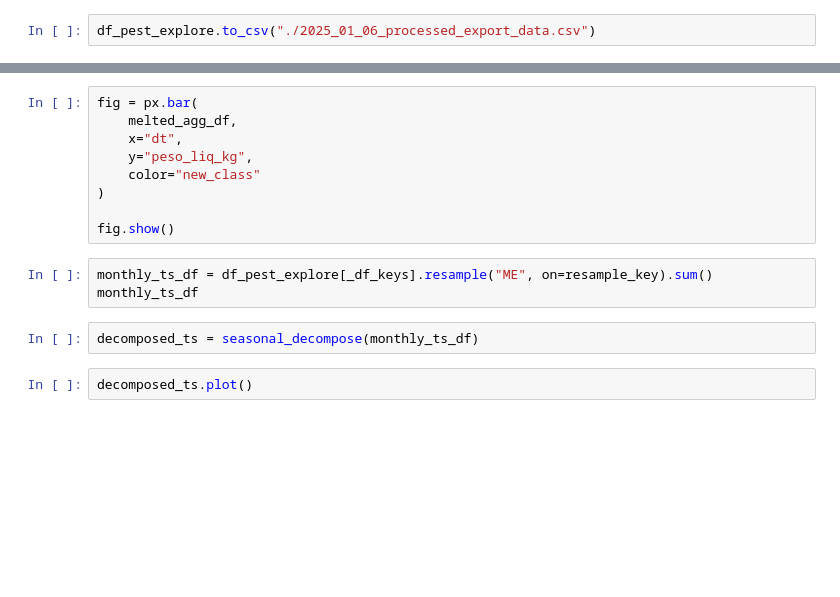
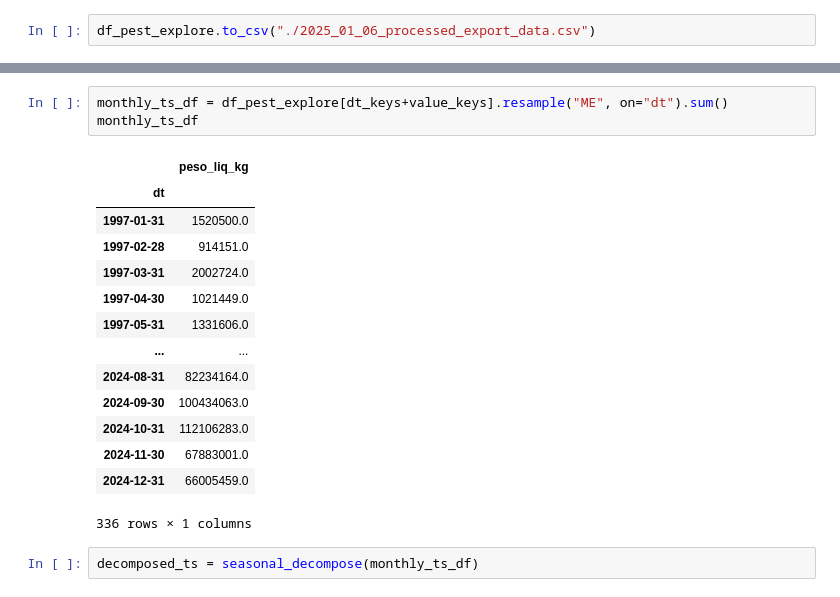
Before and after one commit to HenriqueCord/comexstat_pesticide_viz, a Jupyter notebook: notebooks/exploratory_analysis.ipynb, the cells around one changed output, grey strips where cells are left out. Cells and saved outputs as stored; diff of their text form; blank space fills up the shorter version.

```diff
--- a/notebooks/exploratory_analysis.ipynb
+++ b/notebooks/exploratory_analysis.ipynb
@@ -219,16 +203,20 @@ melted_agg_df
-# %%
-fig = px.bar(
-    melted_agg_df,
-    x="dt",
-    y="peso_liq_kg",
-    color="new_class"
-)
-
-fig.show()
 # %%
-monthly_ts_df = df_pest_explore[_df_keys].resample("ME", on=resample_key).sum()
+monthly_ts_df = df_pest_explore[dt_keys+value_keys].resample("ME", on="dt").sum()
 monthly_ts_df
+# %% [output]
+|  | peso_liq_kg |
+| dt |  |
+| 1997-01-31 | 1520500.0 |
+| 1997-02-28 | 914151.0 |
+| 1997-03-31 | 2002724.0 |
+| 1997-04-30 | 1021449.0 |
+| 1997-05-31 | 1331606.0 |
+| ... | ... |
+| 2024-08-31 | 82234164.0 |
+| 2024-09-30 | 100434063.0 |
+| 2024-10-31 | 112106283.0 |
+| 2024-11-30 | 67883001.0 |
+| 2024-12-31 | 66005459.0 |
+336 rows × 1 columns
 # %%
 decomposed_ts = seasonal_decompose(monthly_ts_df)
-# %%
-decomposed_ts.plot()
```
Also changed, not shown: parts of 22 cells of this notebook, 1 other file.
